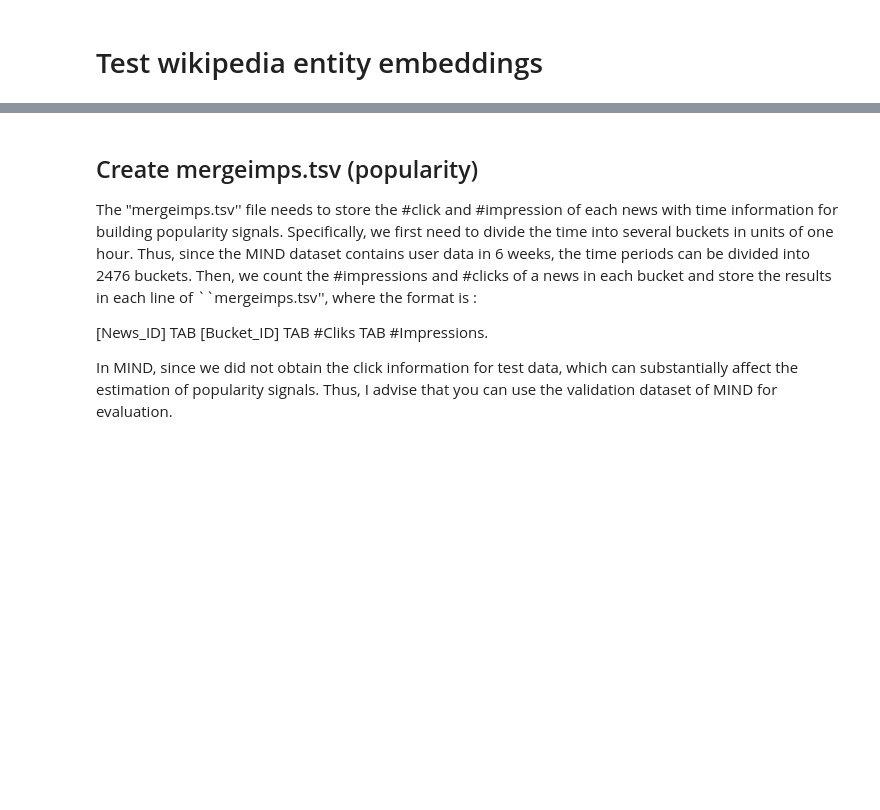
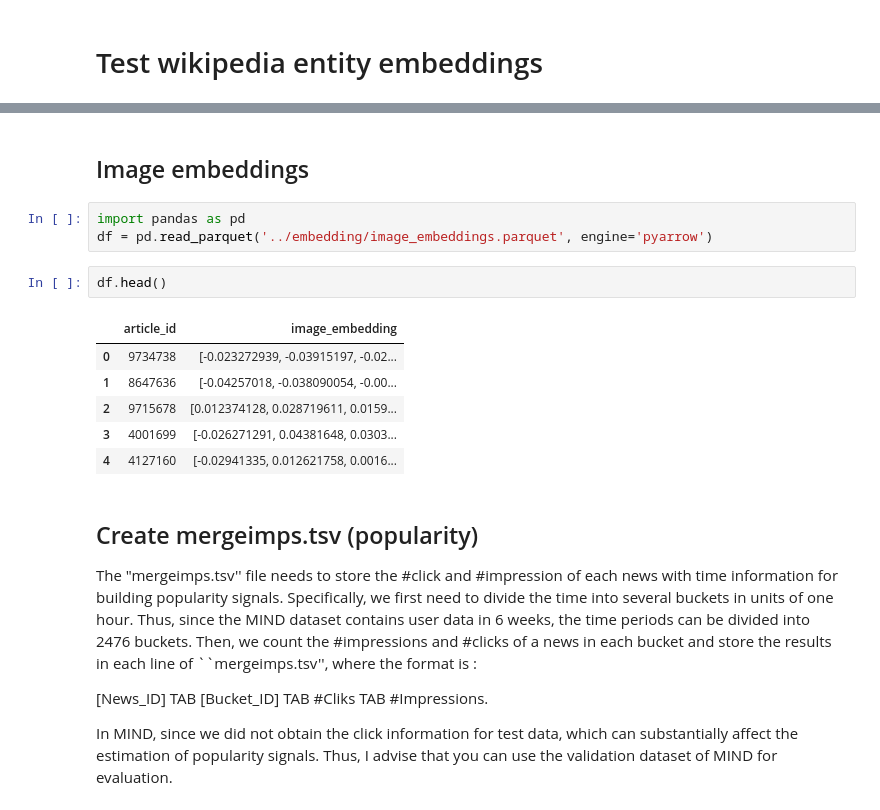
Before and after one commit to IvoBrink/RecSys-PP-Rec, a Jupyter notebook: data/Challenge/ebnerd_small/reformat_data.ipynb, the cells around one changed output, grey strips where cells are left out. Saved outputs shown, nothing was run; the diff lists cells and outputs as text; blank space fills up the shorter version.

```diff
--- a/data/Challenge/ebnerd_small/reformat_data.ipynb
+++ b/data/Challenge/ebnerd_small/reformat_data.ipynb
@@ -155,3 +135,17 @@ False
+# %% [markdown]
+## Image embeddings
+# %%
+import pandas as pd
+df = pd.read_parquet('../embedding/image_embeddings.parquet', engine='pyarrow')
+# %%
+df.head()
+# %% [output]
+|  | article_id | image_embedding |
+| 0 | 9734738 | [-0.023272939, -0.03915197, -0.02... |
+| 1 | 8647636 | [-0.04257018, -0.038090054, -0.00... |
+| 2 | 9715678 | [0.012374128, 0.028719611, 0.0159... |
+| 3 | 4001699 | [-0.026271291, 0.04381648, 0.0303... |
+| 4 | 4127160 | [-0.02941335, 0.012621758, 0.0016... |
 # %% [markdown]
 ## Create mergeimps.tsv (popularity)
 The "mergeimps.tsv'' file needs to store the #click and #impression of each news with time information for building popularity signals. Specifically, we first need to divide the time into several buckets in units of one hour. Thus, since the MIND dataset contains user data in 6 weeks, the time periods can be divided into 2476 buckets. Then, we count the #impressions and #clicks of a news in each bucket and store the results in each line of ``mergeimps.tsv'', where the format is :
```
Also changed, not shown: parts of 20 cells of this notebook, 10 other files.
